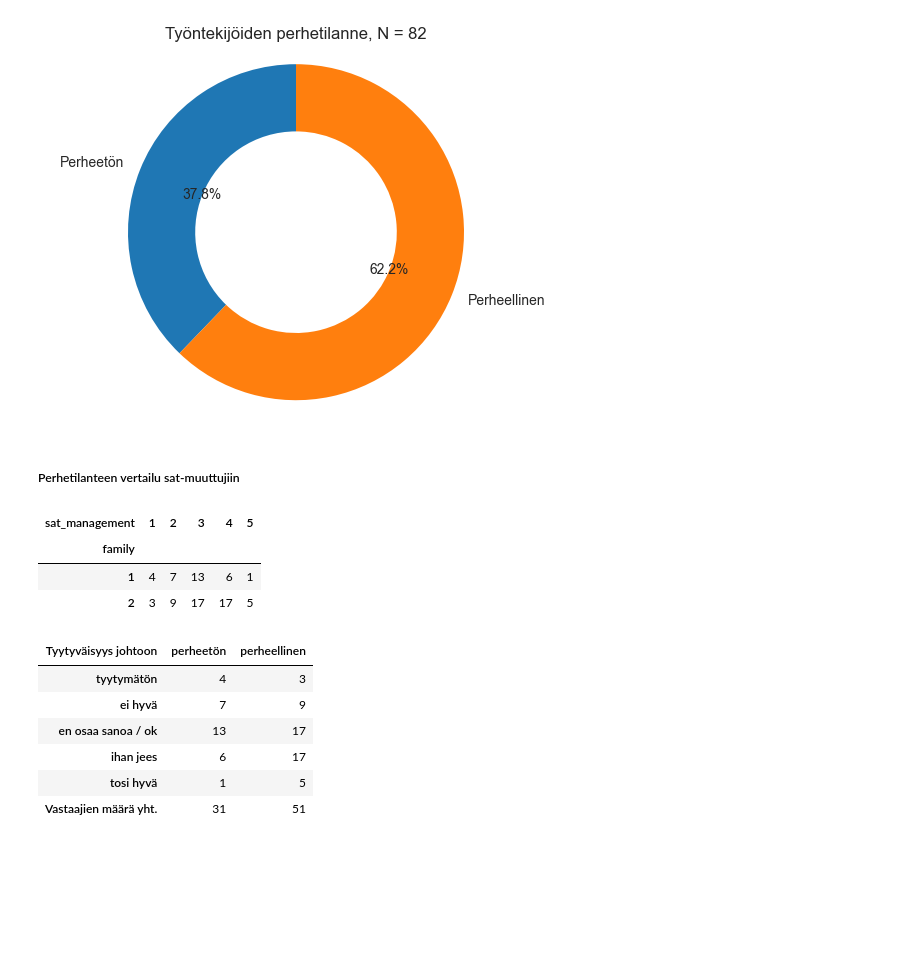
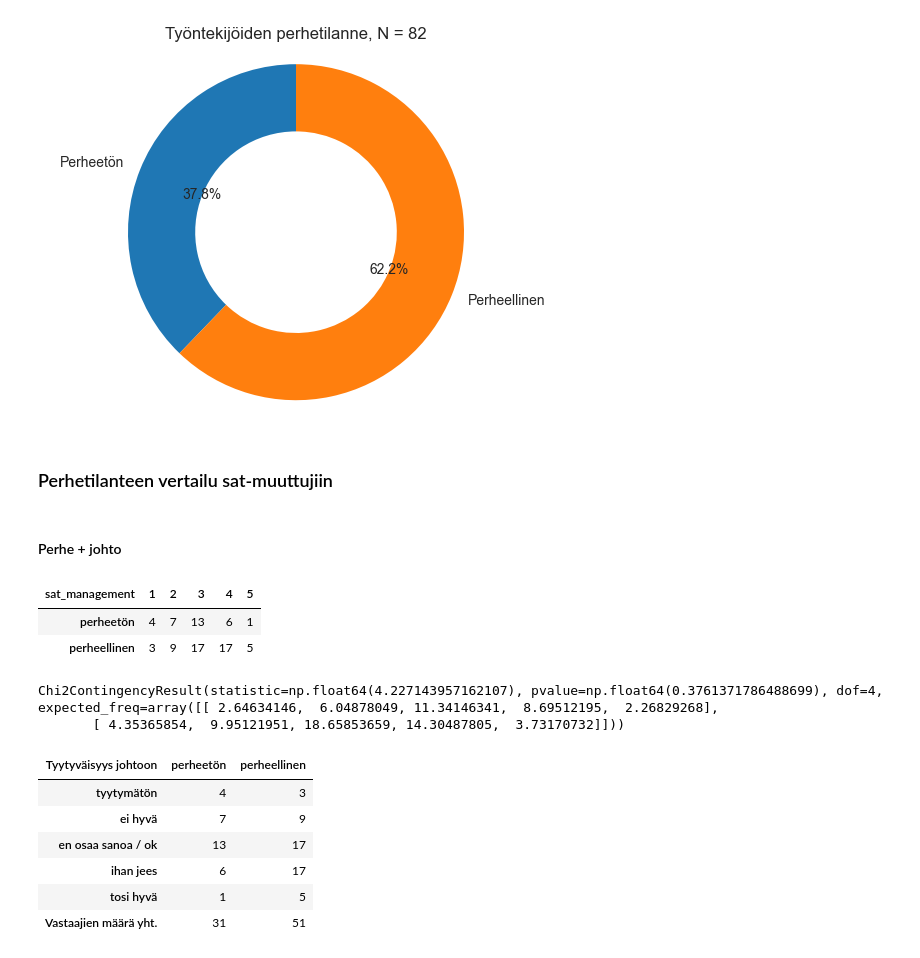
Before and after one commit to Hildura/Tiedonk-sittely-Pytjonilla-Ryhm-5, a Jupyter notebook: Projekti/Analyzing_WorkPlaceSatisfactionSurveyData.ipynb, the cells around one changed output. Drawn from its saved outputs; the diff is of its cells as text; code cells hidden in the pictures; blank space fills up the shorter version.

Commit message:
Vuodet + sat-muuttujien vertailu

```diff
--- a/Projekti/Analyzing_WorkPlaceSatisfactionSurveyData.ipynb
+++ b/Projekti/Analyzing_WorkPlaceSatisfactionSurveyData.ipynb
@@ -231,14 +231,24 @@ plt.show()
 # %% [output]
 [figure]
 # %% [markdown]
-##### Perhetilanteen vertailu sat-muuttujiin
+### Perhetilanteen vertailu sat-muuttujiin
+# %% [markdown]
+#### Perhe + johto
 # %%
+# TYYTYVÄISYYS JOHTOON / sat_management
 df_perhe_johto = pd.crosstab(df['family'], df['sat_management'])
-#df_perhe_johto.index = ['perheetön', 'perheellinen']
+df_perhe_johto.index = ['perheetön', 'perheellinen']
 df_perhe_johto
 # %% [output]
 | sat_management | 1 | 2 | 3 | 4 | 5 |
-| family |  |  |  |  |  |
-| 1 | 4 | 7 | 13 | 6 | 1 |
-| 2 | 3 | 9 | 17 | 17 | 5 |
+| perheetön | 4 | 7 | 13 | 6 | 1 |
+| perheellinen | 3 | 9 | 17 | 17 | 5 |
+# %%
+from scipy.stats import chi2_contingency
+chi2_contingency(df_perhe_johto)
+
+# pvalue=np.float64(0.3761371786488699)
+# %% [output]
+Chi2ContingencyResult(statistic=np.float64(4.227143957162107), pvalue=np.float64(0.3761371786488699), dof=4, expected_freq=array([[ 2.64634146,  6.04878049, 11.34146341,  8.69512195,  2.26829268],
+       [ 4.35365854,  9.95121951, 18.65853659, 14.30487805,  3.73170732]]))
 # %%
```
Also changed, not shown: parts of 28 cells of this notebook.
